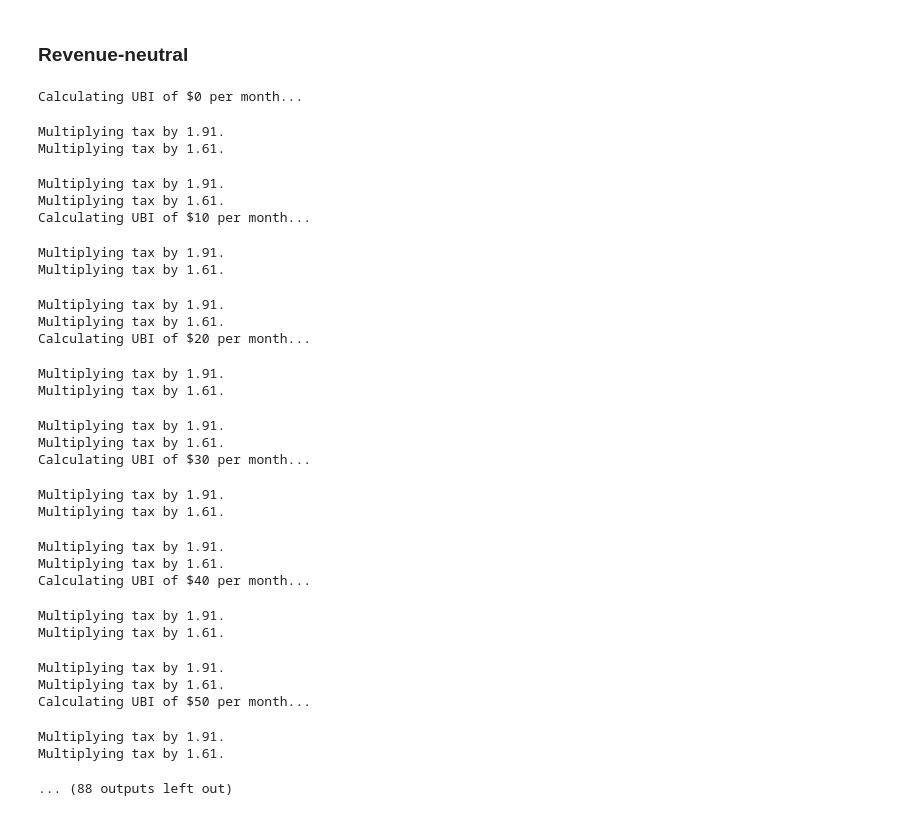
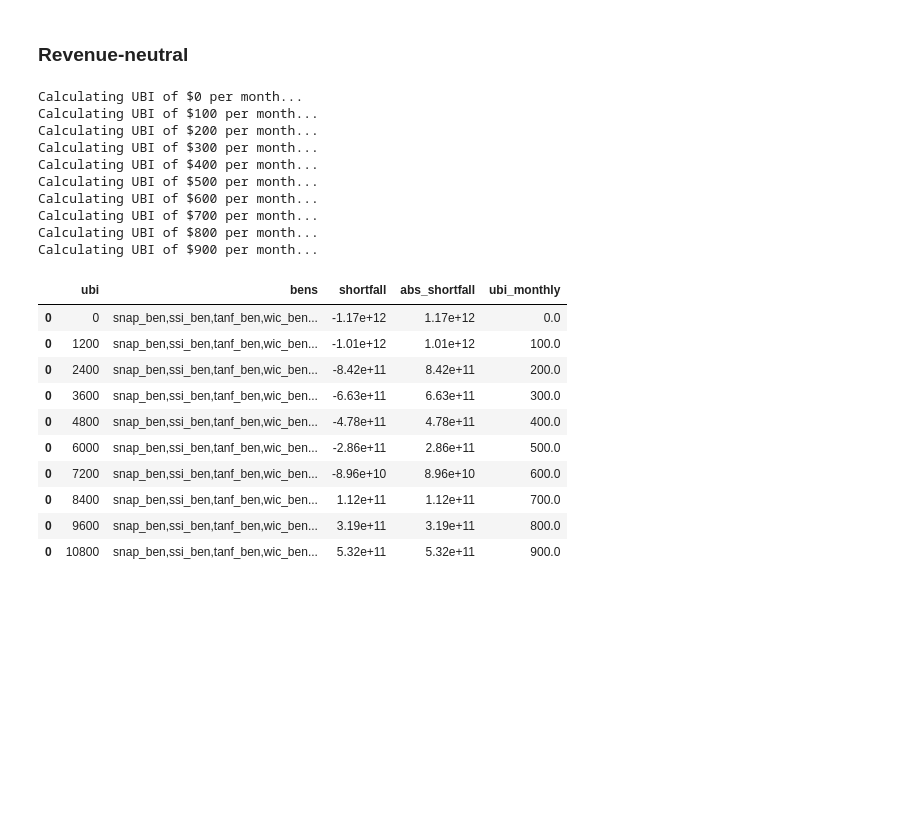
Before and after one commit to UBICenter/ubi-center, a Jupyter notebook: notebooks/yang/yang_find_revenue_neutral_params.ipynb, the cells around one changed output. Saved outputs shown, nothing was run; the diff lists cells and outputs as text; code cells hidden in the pictures; blank space fills up the shorter version.

```diff
--- a/notebooks/yang/yang_find_revenue_neutral_params.ipynb
+++ b/notebooks/yang/yang_find_revenue_neutral_params.ipynb
@@ -160,43 +211,39 @@ def shortfall_by_ubi(ubi=UBI, bens=BENS, data=base):
 # %%
 shortfalls_l = []
-for i in np.arange(0, UBI+1, 120):
+for i in np.arange(0, UBI_MAX, 1200):
     print('Calculating UBI of $' + str(int(i / 12)) + ' per month...')
     shortfalls_l.append(shortfall_by_ubi(ubi=i))
-    shortfalls_l.append(shortfall_by_ubi(ubi=i, bens=[]))
+    # Not working yet.
+#     shortfalls_l.append(shortfall_by_ubi(ubi=i, bens=[]))
 shortfalls = pd.concat(shortfalls_l).drop_duplicates()
 # %% [output]
 Calculating UBI of $0 per month...
+Calculating UBI of $100 per month...
+Calculating UBI of $200 per month...
+Calculating UBI of $300 per month...
+Calculating UBI of $400 per month...
+Calculating UBI of $500 per month...
+Calculating UBI of $600 per month...
+Calculating UBI of $700 per month...
+Calculating UBI of $800 per month...
+Calculating UBI of $900 per month...
-Multiplying tax by 1.91.
-Multiplying tax by 1.61.
-Multiplying tax by 1.91.
-Multiplying tax by 1.61.
-Calculating UBI of $10 per month...
-Multiplying tax by 1.91.
-Multiplying tax by 1.61.
-Multiplying tax by 1.91.
-Multiplying tax by 1.61.
-Calculating UBI of $20 per month...
-Multiplying tax by 1.91.
-Multiplying tax by 1.61.
-Multiplying tax by 1.91.
-Multiplying tax by 1.61.
-Calculating UBI of $30 per month...
-Multiplying tax by 1.91.
-Multiplying tax by 1.61.
-Multiplying tax by 1.91.
-Multiplying tax by 1.61.
-Calculating UBI of $40 per month...
-Multiplying tax by 1.91.
-Multiplying tax by 1.61.
-Multiplying tax by 1.91.
-Multiplying tax by 1.61.
-Calculating UBI of $50 per month...
-Multiplying tax by 1.91.
-Multiplying tax by 1.61.
-... (88 outputs left out)
 # %%
 shortfalls['abs_shortfall'] = np.abs(shortfalls.shortfall)
 shortfalls['ubi_monthly'] = shortfalls.ubi / 12
+# %%
+shortfalls
+# %% [output]
+|  | ubi | bens | shortfall | abs_shortfall | ubi_monthly |
+| 0 | 0 | snap_ben,ssi_ben,tanf_ben,wic_ben... | -1.17e+12 | 1.17e+12 | 0.0 |
+| 0 | 1200 | snap_ben,ssi_ben,tanf_ben,wic_ben... | -1.01e+12 | 1.01e+12 | 100.0 |
+| 0 | 2400 | snap_ben,ssi_ben,tanf_ben,wic_ben... | -8.42e+11 | 8.42e+11 | 200.0 |
+| 0 | 3600 | snap_ben,ssi_ben,tanf_ben,wic_ben... | -6.63e+11 | 6.63e+11 | 300.0 |
+| 0 | 4800 | snap_ben,ssi_ben,tanf_ben,wic_ben... | -4.78e+11 | 4.78e+11 | 400.0 |
+| 0 | 6000 | snap_ben,ssi_ben,tanf_ben,wic_ben... | -2.86e+11 | 2.86e+11 | 500.0 |
+| 0 | 7200 | snap_ben,ssi_ben,tanf_ben,wic_ben... | -8.96e+10 | 8.96e+10 | 600.0 |
+| 0 | 8400 | snap_ben,ssi_ben,tanf_ben,wic_ben... | 1.12e+11 | 1.12e+11 | 700.0 |
+| 0 | 9600 | snap_ben,ssi_ben,tanf_ben,wic_ben... | 3.19e+11 | 3.19e+11 | 800.0 |
+| 0 | 10800 | snap_ben,ssi_ben,tanf_ben,wic_ben... | 5.32e+11 | 5.32e+11 | 900.0 |
 # %%
 shortfalls_ben = shortfalls[shortfalls.bens > '']
 shortfalls_noben = shortfalls[shortfalls.bens == '']
```
Also changed, not shown: parts of 36 cells of this notebook, 1 other file.
